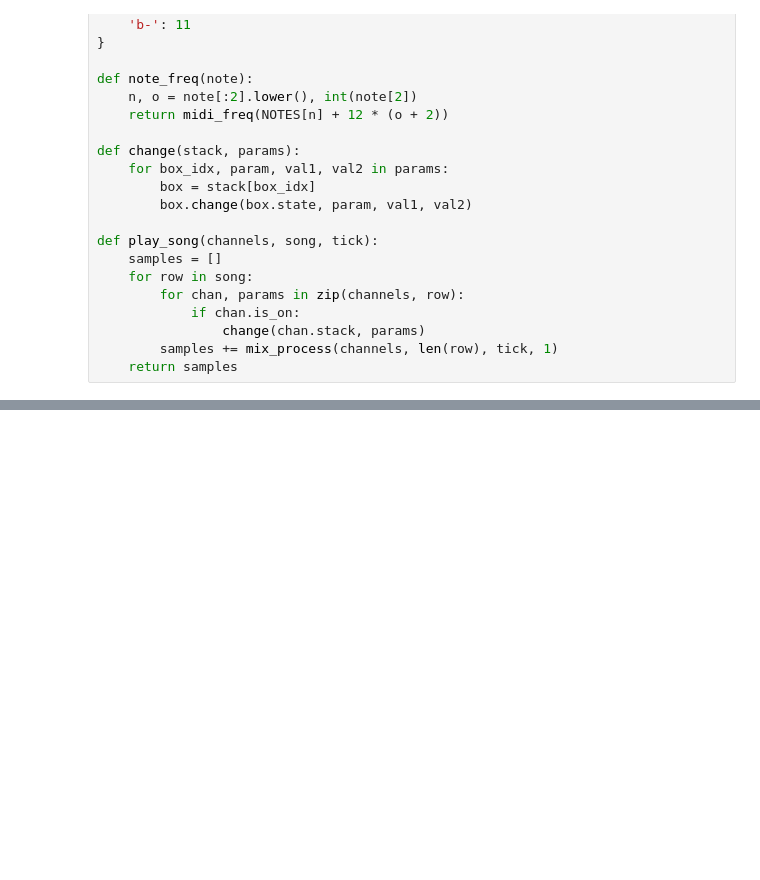
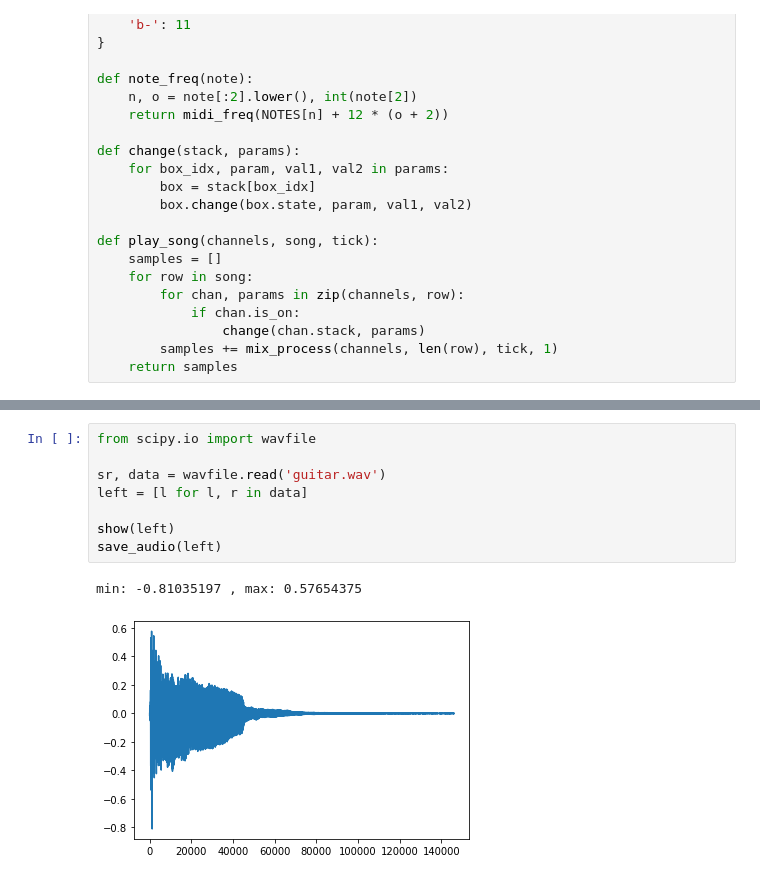
Before and after one commit to true-grue/zvon, a Jupyter notebook: zvon.ipynb, the cells around one changed output, grey strips where cells are left out. Drawn from its saved outputs; the diff is of its cells as text; blank space fills up the shorter version.

```diff
--- a/zvon.ipynb
+++ b/zvon.ipynb
@@ -223,0 +224,11 @@ NameError: name 'overdrive' is not defined
+# %%
+from scipy.io import wavfile
+
+sr, data = wavfile.read('guitar.wav')
+left = [l for l, r in data]
+
+show(left)
+save_audio(left)
+# %% [output]
+min: -0.81035197 , max: 0.57654375
+[figure, added]
```
Also changed, not shown: parts of 8 cells of this notebook, 7 other files.
